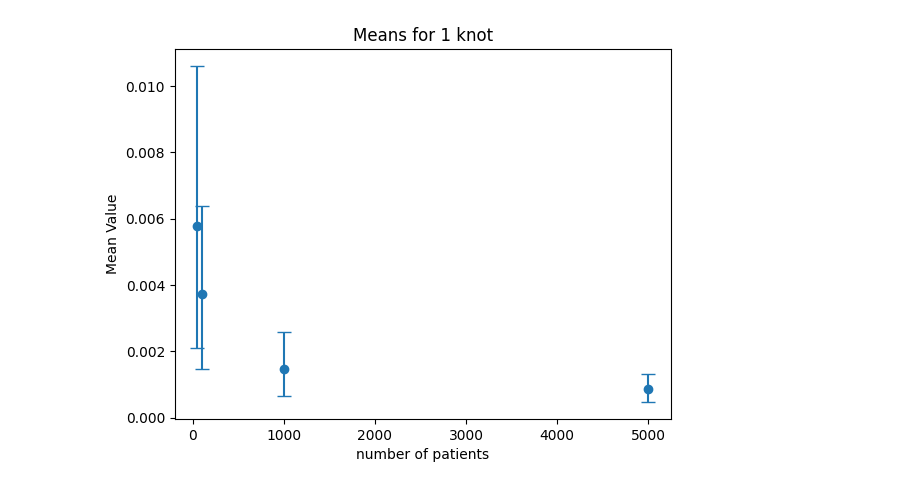
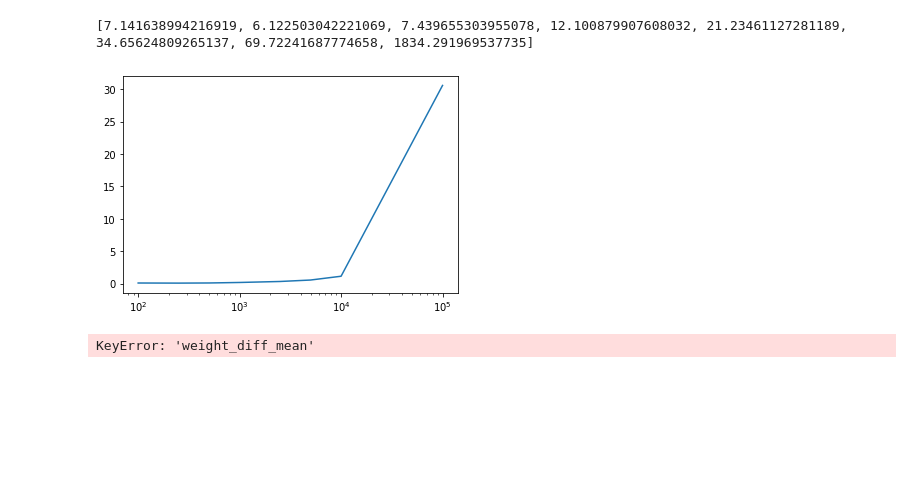
Before and after one commit to jeanfeydy/survivalGPU, a Jupyter notebook: simulations/python/final_analysis.ipynb, the cells around one changed output. Cells and saved outputs as stored; diff of their text form; code cells hidden in the pictures; blank space fills up the shorter version.

Commit message:
computation_simulation

```diff
--- a/simulations/python/final_analysis.ipynb
+++ b/simulations/python/final_analysis.ipynb
@@ -13,0 +34,5 @@ df.head()
+# %%
+experiment_name = "experiment : 1000 patients to 10000 patients"
+
+df = pd.read_csv("../Simulation_results/" + experiment_name + "/" + "analyzed_" + experiment_name +".csv")
+df.head()
@@ -14,3 +121,24 @@ df.head()
+# %%
+# simulation time
+import numpy as np
+
+analyzed_df = df[ df["n_bootstraps"] == 1000]
+analyzed_df = analyzed_df[ analyzed_df["nknots"] == 1]
+analyzed_df = analyzed_df[ analyzed_df["constraint"] == "Right"]
+analyzed_df
+
+
+computation_time = list(analyzed_df["computation_time"])
+print(computation_time)
+computation_time_min = [x/60 for x in computation_time]
+n_patients = list(analyzed_df["n_patients"])
+
+plt.plot(n_patients,computation_time_min)
+plt.xscale('log')
+plt.show()
+# %% [output]
+[7.141638994216919, 6.122503042221069, 7.439655303955078, 12.100879907608032, 21.23461127281189, 34.65624809265137, 69.72241687774658, 1834.291969537735]
+[figure, added]
 # %%
 analyzed_df = df[df["nknots"] == 1]
 
@@ -30,7 +158,7 @@ plt.ylabel('Mean Value')
 plt.title('Means for 1 knot')
 plt.show()
 # %% [output]
-[figure, removed]
+KeyError: 'weight_diff_mean'
 # %%
 analyzed_df = df[df["nknots"] == 3]
 
```
Also changed, not shown: parts of 22 cells of this notebook, 7 other files.
